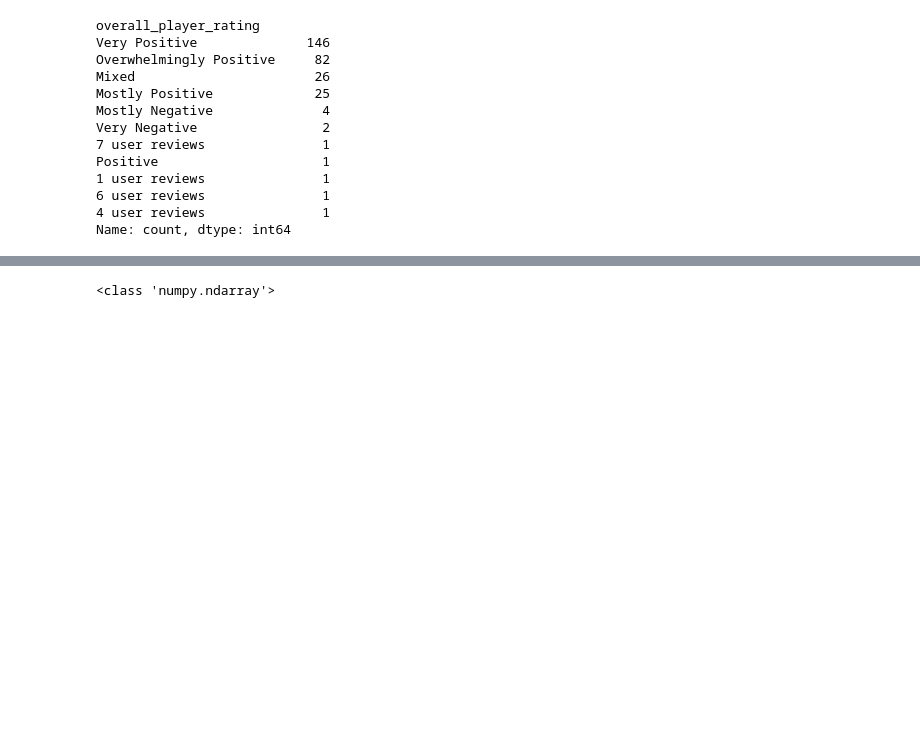
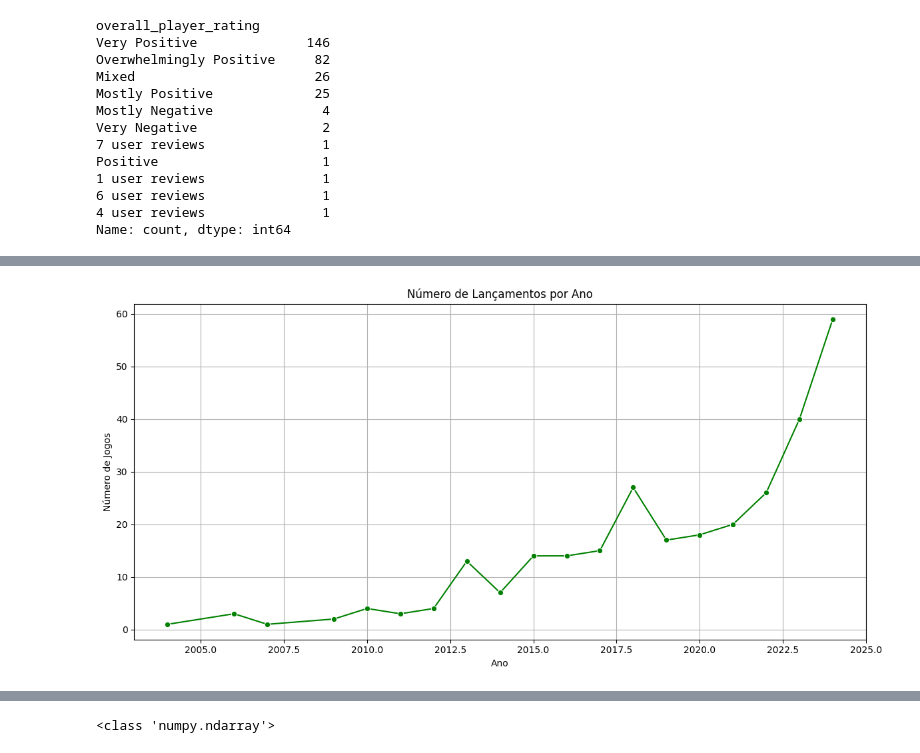
Before and after one commit to rodrigo8502/projeto5, a Jupyter notebook: games_description2.ipynb, the cells around one changed output, grey strips where cells are left out. Cells and saved outputs as stored; diff of their text form; code cells hidden in the pictures; blank space fills up the shorter version.

```diff
--- a/games_description2.ipynb
+++ b/games_description2.ipynb
@@ -114,0 +128,17 @@ AttributeError: 'numpy.ndarray' object has no attribute 'isnull'
+# %%
+# Extrair ano da data
+dataset['release_year'] = pd.to_datetime(dataset['release_date'], errors='coerce').dt.year
+
+# Contagem de jogos por ano
+release_counts = dataset['release_year'].value_counts().sort_index()
+
+plt.figure(figsize=(12, 6))
+sns.lineplot(x=release_counts.index, y=release_counts.values, marker='o', color='green')
+plt.title('Número de Lançamentos por Ano')
+plt.xlabel('Ano')
+plt.ylabel('Número de Jogos')
+plt.grid(True)
+plt.tight_layout()
+plt.show()
+# %% [output]
+[figure, added]
```
Also changed, not shown: parts of 24 cells of this notebook.
